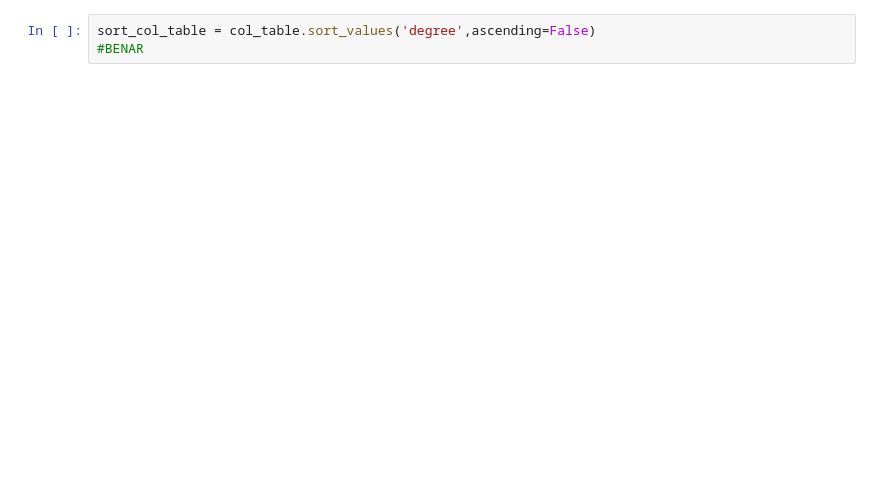
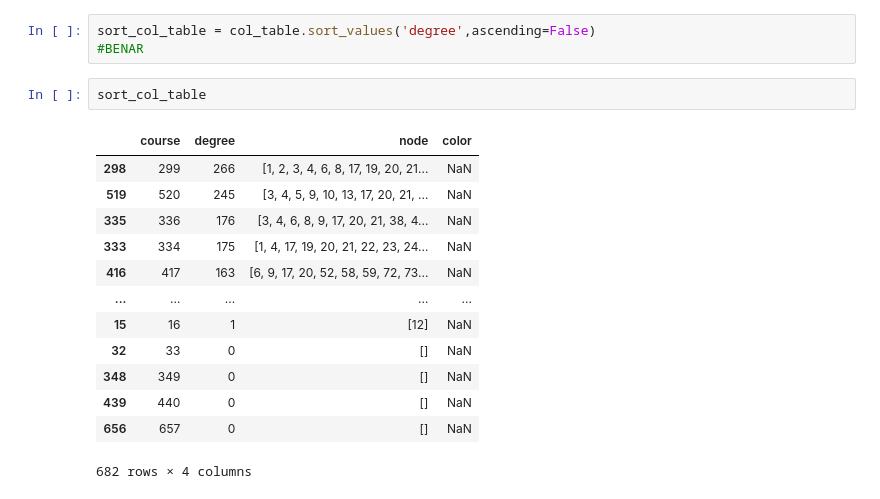
Before and after one commit to ropmoc/OKH, a Jupyter notebook: tt.ipynb, the cells around one changed output. Saved outputs shown, nothing was run; the diff lists cells and outputs as text; blank space fills up the shorter version.

```diff
--- a/tt.ipynb
+++ b/tt.ipynb
@@ -72,6 +128,22 @@ col_table.set_index('course')
 # %%
 sort_col_table = col_table.sort_values('degree',ascending=False)
 #BENAR
+# %%
+sort_col_table
+# %% [output]
+|  | course | degree | node | color |
+| 298 | 299 | 266 | [1, 2, 3, 4, 6, 8, 17, 19, 20, 21... | NaN |
+| 519 | 520 | 245 | [3, 4, 5, 9, 10, 13, 17, 20, 21, ... | NaN |
+| 335 | 336 | 176 | [3, 4, 6, 8, 9, 17, 20, 21, 38, 4... | NaN |
+| 333 | 334 | 175 | [1, 4, 17, 19, 20, 21, 22, 23, 24... | NaN |
+| 416 | 417 | 163 | [6, 9, 17, 20, 52, 58, 59, 72, 73... | NaN |
+| ... | ... | ... | ... | ... |
+| 15 | 16 | 1 | [12] | NaN |
+| 32 | 33 | 0 | [] | NaN |
+| 348 | 349 | 0 | [] | NaN |
+| 439 | 440 | 0 | [] | NaN |
+| 656 | 657 | 0 | [] | NaN |
+682 rows × 4 columns
 # %%
 slot=[[]]
 color=1
```
Also changed, not shown: parts of 29 cells of this notebook.
